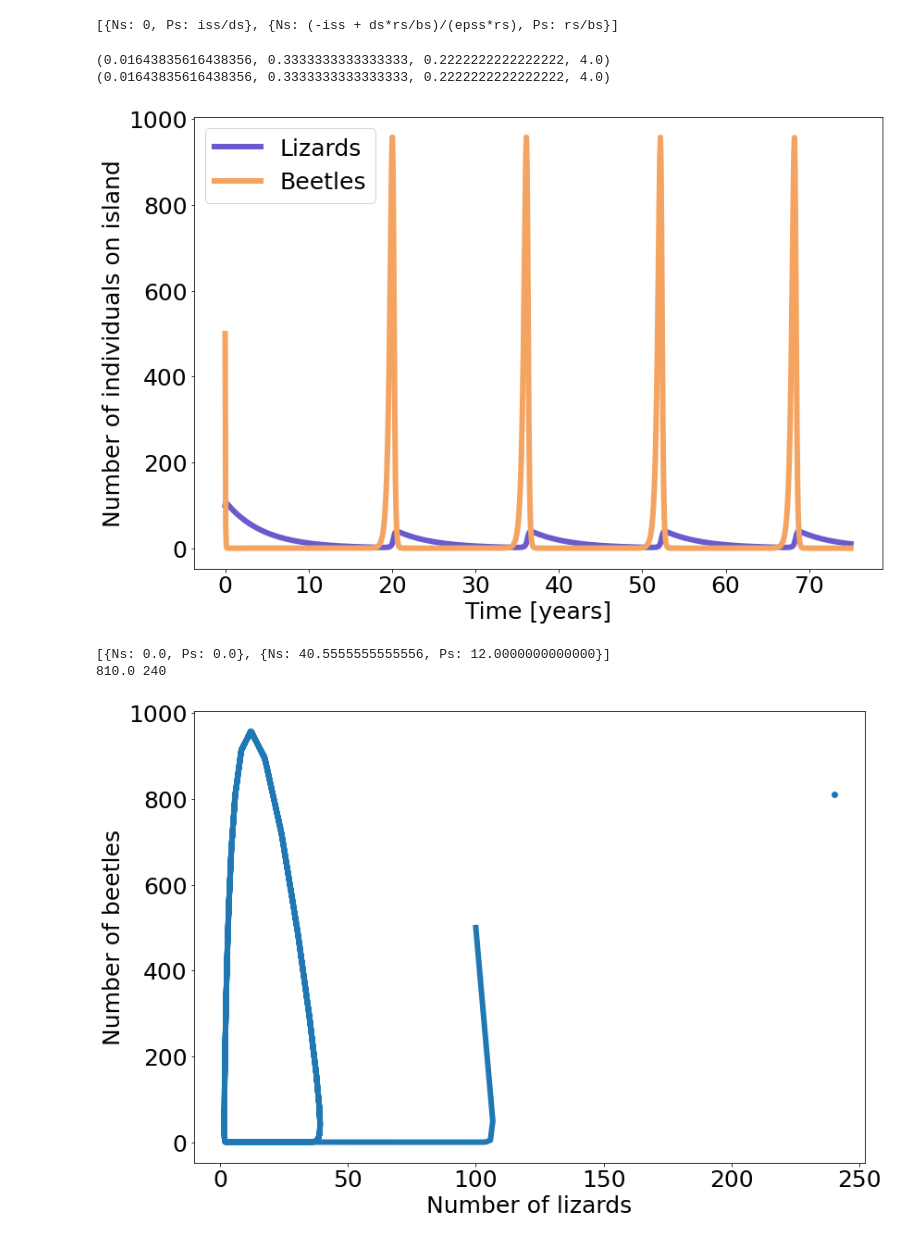
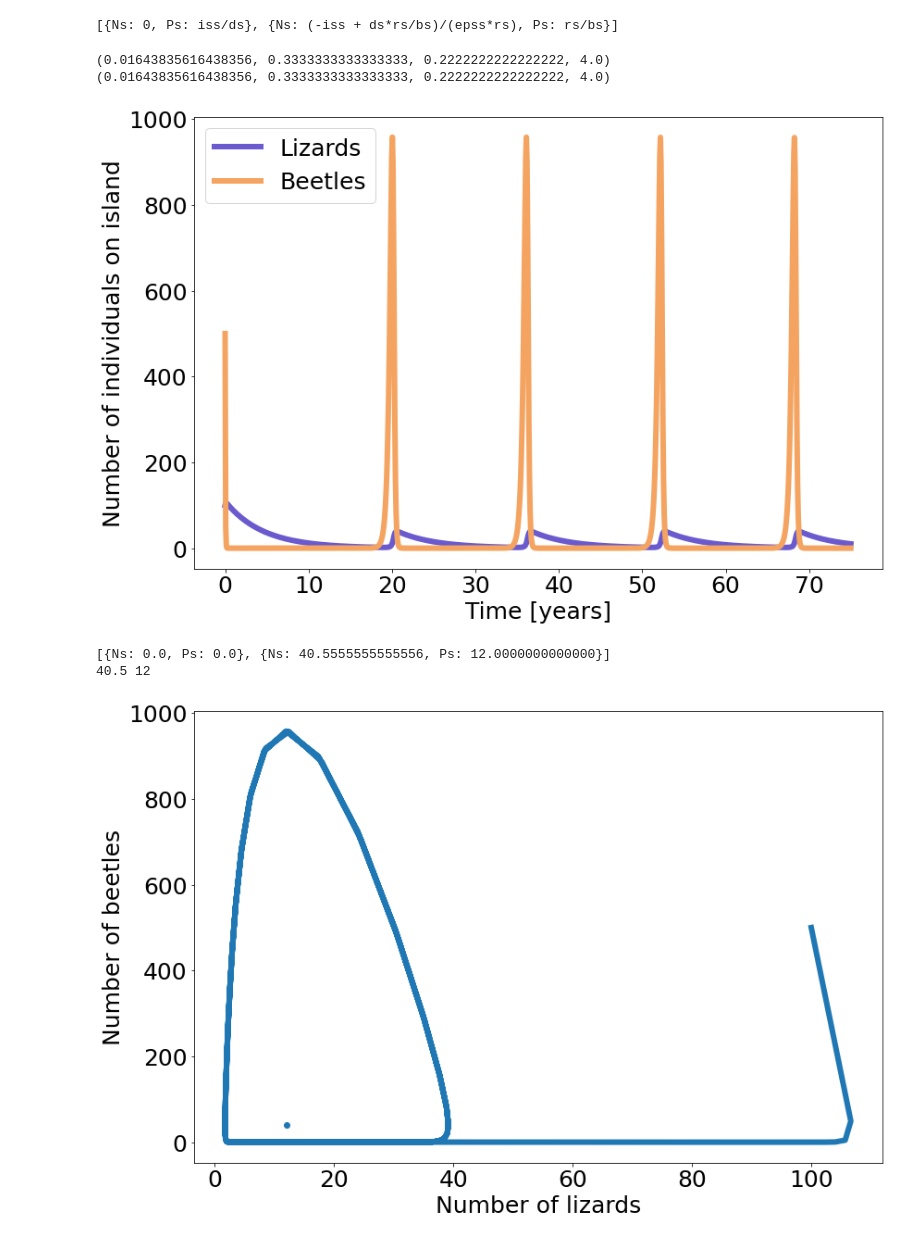
Before and after one commit to chrberrig/MatBio, a Jupyter notebook: simulations/3_predator_prey.ipynb, the cells around one changed output. Cells and saved outputs as stored; diff of their text form; code cells hidden in the pictures.

```diff
--- a/simulations/3_predator_prey.ipynb
+++ b/simulations/3_predator_prey.ipynb
@@ -592,34 +602,34 @@ ax.plot(t, P, label="Lizards", color = 'slateblue')
 ax.plot(t, N, label="Beetles", color = 'sandybrown')
 
 ax.set_xlabel("Time [years]")
 ax.set_ylabel("Number of individuals on island")
 ax.legend()
 plt.show()
 
 # Solve for the equilibrium abundances of prey and predator
 Ns = Symbol('Ns')
 Ps = Symbol('Ps')
 eq = solve([eps*b*Ns*Ps - d*Ps, r*Ns - b*Ns*Ps])
 print(eq)
 
 # This is very stupid, I know,
 # I just do not remember how to  extract the values from the dictionaries inside the list
-NsV = 40.5 * V
-PsV = 12 * V
+NsV = 40.5
+PsV = 12
 print(NsV, PsV)
 
 # Solve the system numerically and plot the results the phase portrait (predators vs. prey)
 
 fig, ax = plt.subplots(1,1, figsize=(12, 8), tight_layout=True)
 ax.plot(P, N)
 ax.scatter(PsV, NsV)
 ax.set_ylabel("Number of beetles")
 ax.set_xlabel("Number of lizards")
 plt.show()
 # %% [output]
 (0.01643835616438356, 0.3333333333333333, 0.2222222222222222, 4.0)
 (0.01643835616438356, 0.3333333333333333, 0.2222222222222222, 4.0)
 [figure]
 [{Ns: 0.0, Ps: 0.0}, {Ns: 40.5555555555556, Ps: 12.0000000000000}]
-810.0 240
+40.5 12
-[figure, old version]
+[figure, new version]
```
Also changed, not shown: parts of 1 cell of this notebook.
